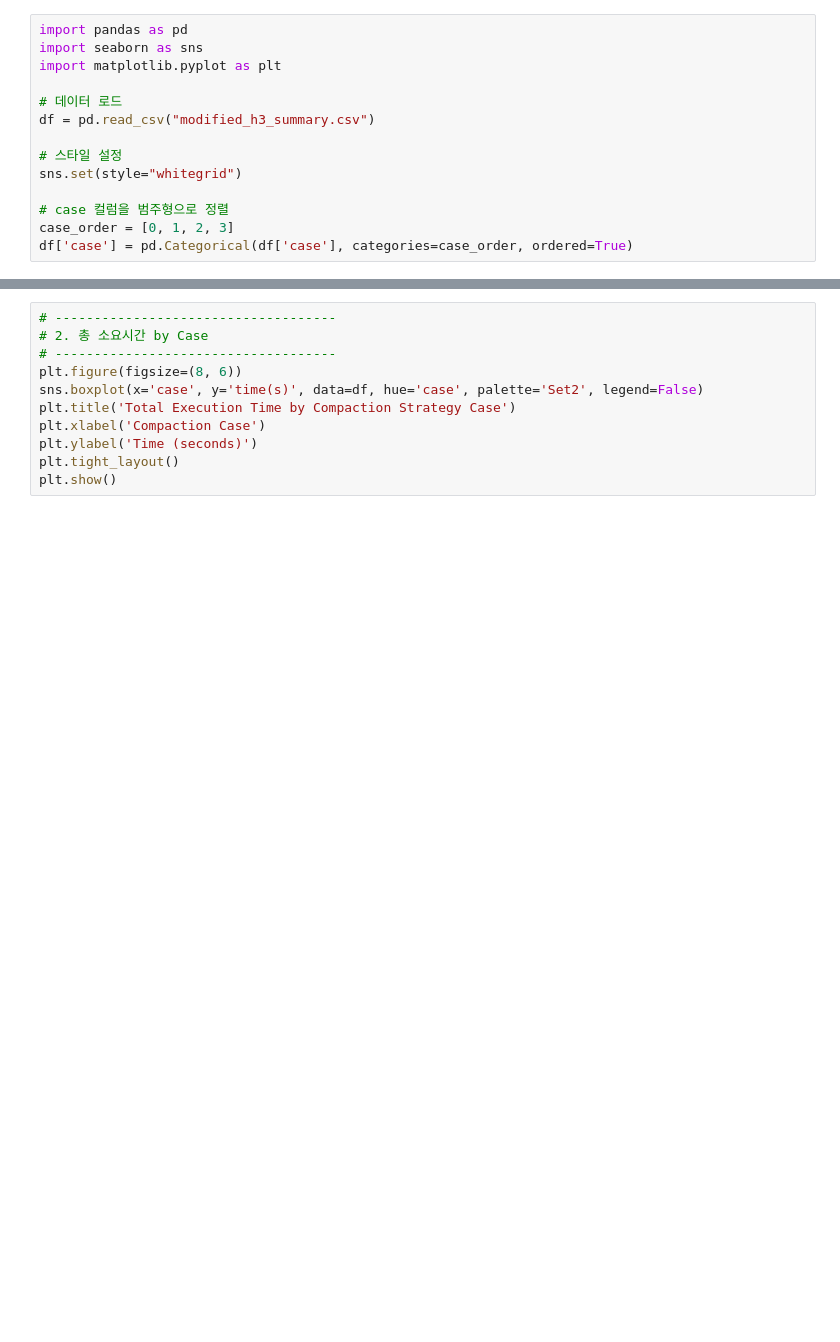
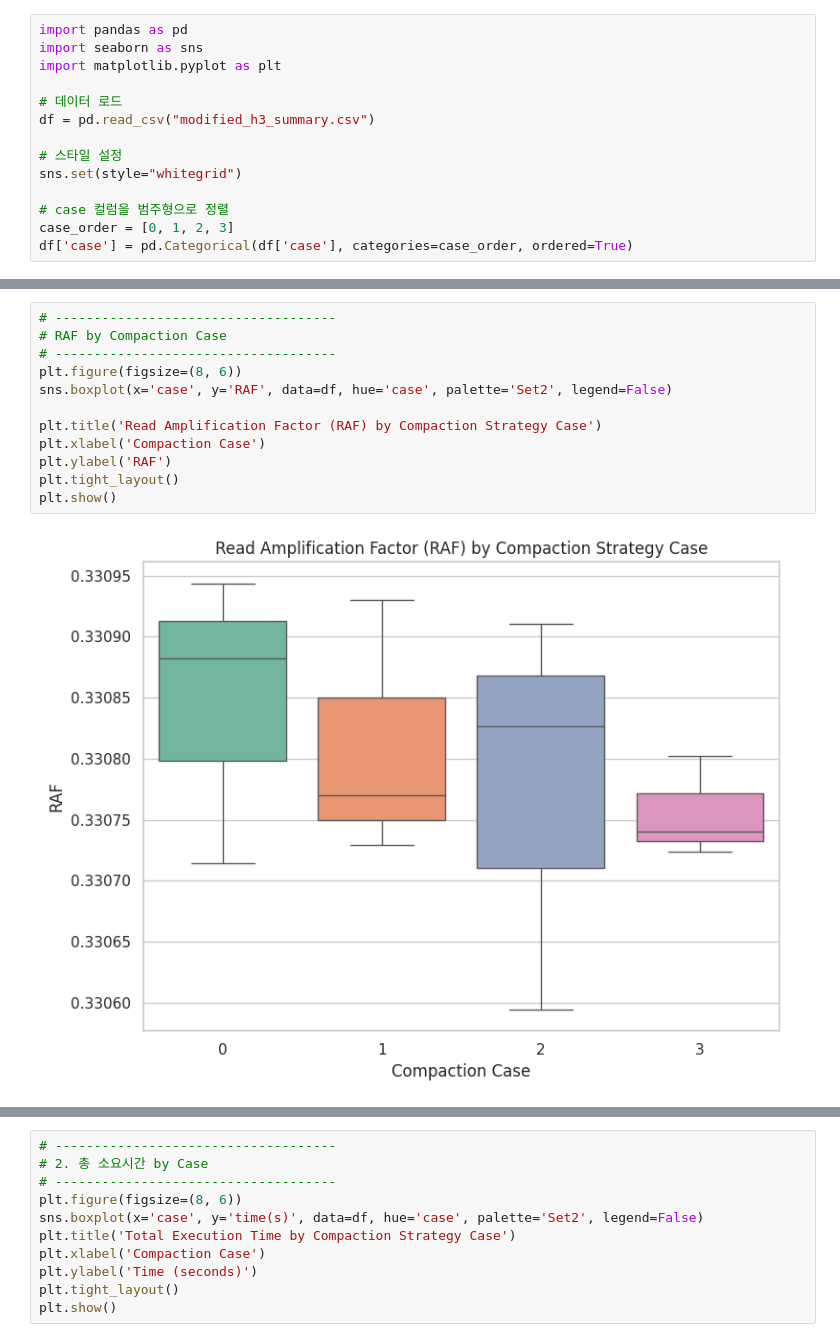
Before and after one commit to yrc00/opensource_sw_analysis, a Jupyter notebook: Lab2/H3/h3_graph.ipynb, the cells around one changed output, grey strips where cells are left out. Saved outputs shown, nothing was run; the diff lists cells and outputs as text; blank space fills up the shorter version.

```diff
--- a/Lab2/H3/h3_graph.ipynb
+++ b/Lab2/H3/h3_graph.ipynb
@@ -43,0 +55,14 @@ plt.show()
+# %%
+# ------------------------------------
+# RAF by Compaction Case
+# ------------------------------------
+plt.figure(figsize=(8, 6))
+sns.boxplot(x='case', y='RAF', data=df, hue='case', palette='Set2', legend=False)
+
+plt.title('Read Amplification Factor (RAF) by Compaction Strategy Case')
+plt.xlabel('Compaction Case')
+plt.ylabel('RAF')
+plt.tight_layout()
+plt.show()
+# %% [output]
+[figure, added]
```
Also changed, not shown: parts of 11 cells of this notebook, 38 other files.
